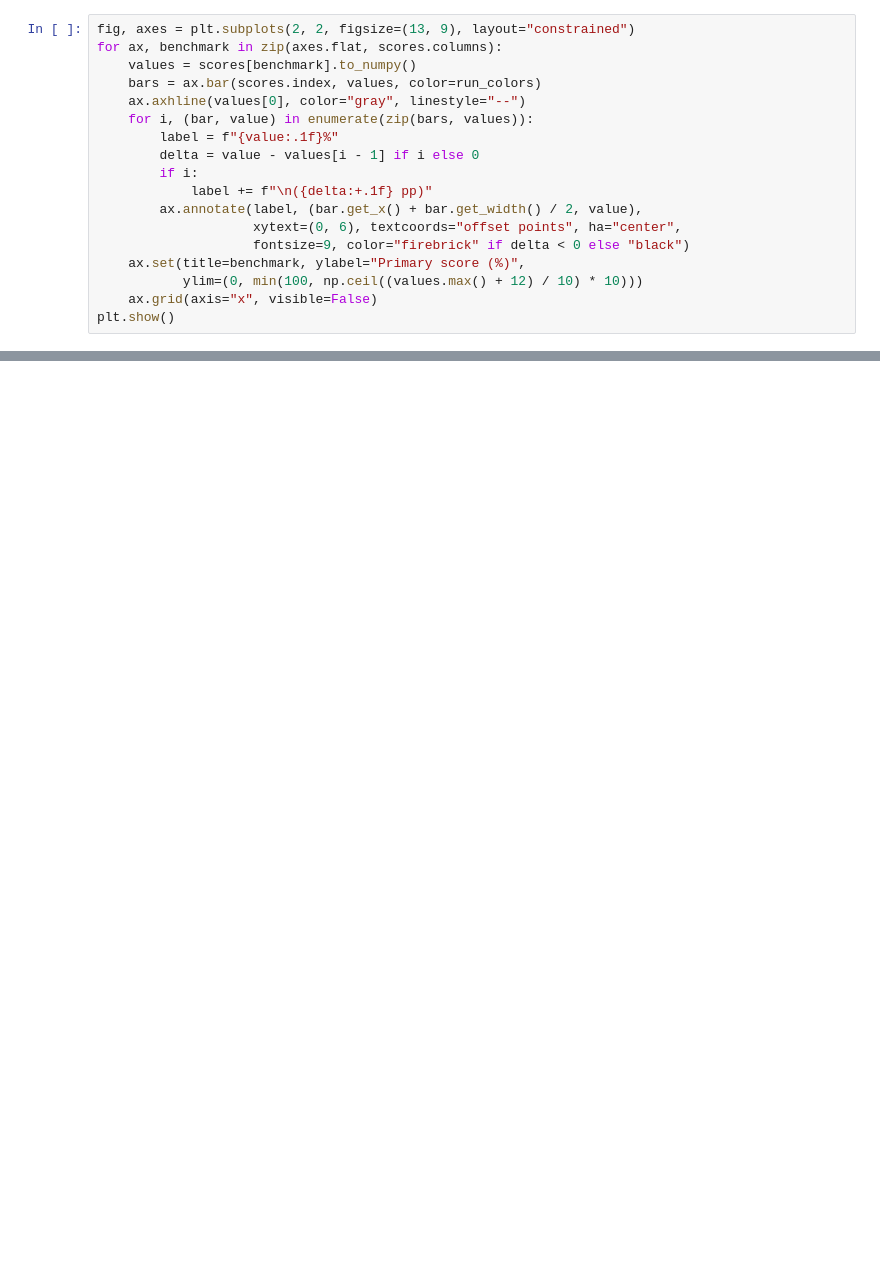
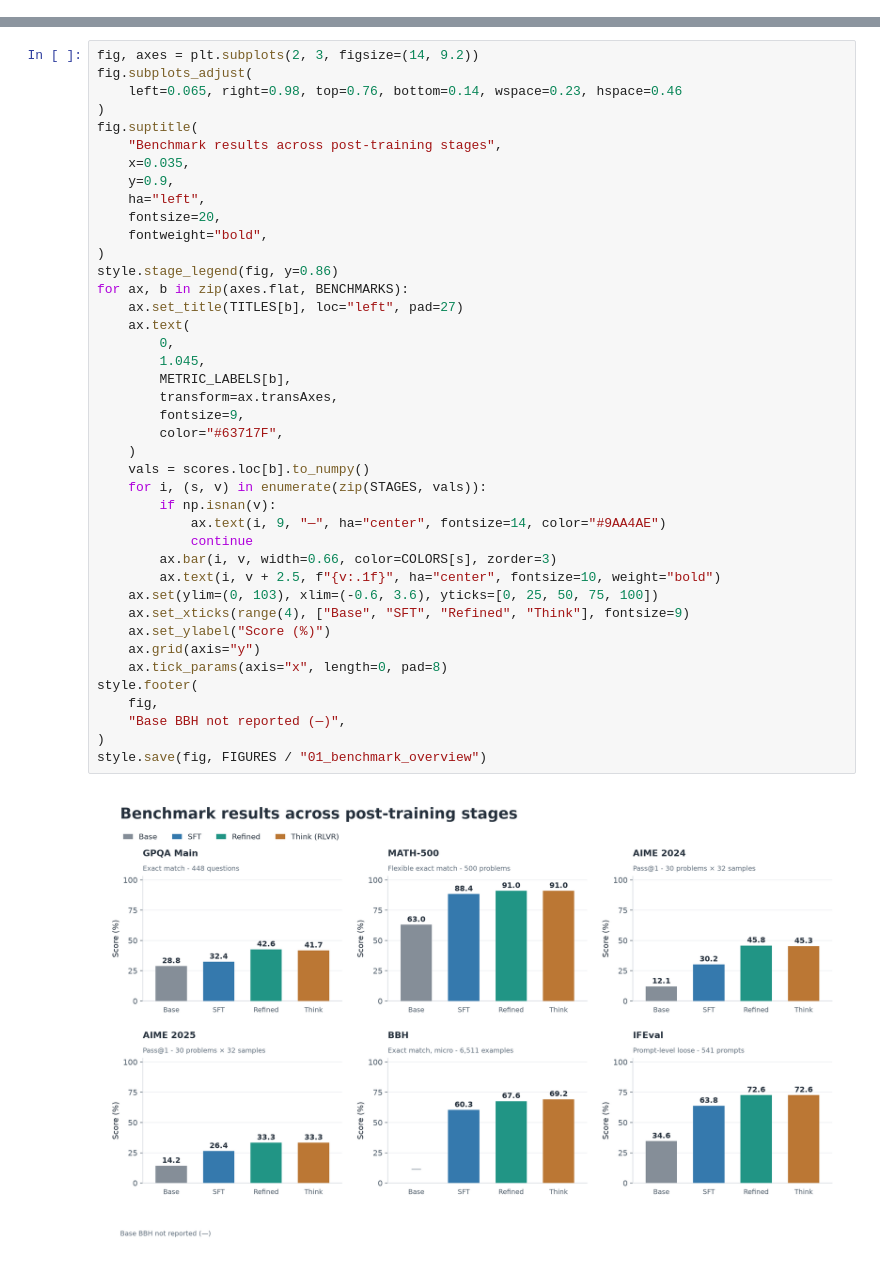
Before and after one commit to kowanietz/nanoreason, a Jupyter notebook: notebooks/benchmarks.ipynb, the cells around one changed output, grey strips where cells are left out. Saved outputs shown, nothing was run; the diff lists cells and outputs as text; blank space fills up the shorter version.

```diff
--- a/notebooks/benchmarks.ipynb
+++ b/notebooks/benchmarks.ipynb
@@ -194,18 +0,0 @@ plt.show()
-# %%
-fig, axes = plt.subplots(2, 2, figsize=(13, 9), layout="constrained")
-for ax, benchmark in zip(axes.flat, scores.columns):
-    values = scores[benchmark].to_numpy()
-    bars = ax.bar(scores.index, values, color=run_colors)
-    ax.axhline(values[0], color="gray", linestyle="--")
-    for i, (bar, value) in enumerate(zip(bars, values)):
-        label = f"{value:.1f}%"
-        delta = value - values[i - 1] if i else 0
-        if i:
-            label += f"\n({delta:+.1f} pp)"
-        ax.annotate(label, (bar.get_x() + bar.get_width() / 2, value),
-                    xytext=(0, 6), textcoords="offset points", ha="center",
-                    fontsize=9, color="firebrick" if delta < 0 else "black")
-    ax.set(title=benchmark, ylabel="Primary score (%)",
-           ylim=(0, min(100, np.ceil((values.max() + 12) / 10) * 10)))
-    ax.grid(axis="x", visible=False)
-plt.show()
@@ -213,0 +89,43 @@ plt.show()
+# %%
+fig, axes = plt.subplots(2, 3, figsize=(14, 9.2))
+fig.subplots_adjust(
+    left=0.065, right=0.98, top=0.76, bottom=0.14, wspace=0.23, hspace=0.46
+)
+fig.suptitle(
+    "Benchmark results across post-training stages",
+    x=0.035,
+    y=0.9,
+    ha="left",
+    fontsize=20,
+    fontweight="bold",
+)
+style.stage_legend(fig, y=0.86)
+for ax, b in zip(axes.flat, BENCHMARKS):
+    ax.set_title(TITLES[b], loc="left", pad=27)
+    ax.text(
+        0,
+        1.045,
+        METRIC_LABELS[b],
+        transform=ax.transAxes,
+        fontsize=9,
+        color="#63717F",
+    )
+    vals = scores.loc[b].to_numpy()
+    for i, (s, v) in enumerate(zip(STAGES, vals)):
+        if np.isnan(v):
+            ax.text(i, 9, "—", ha="center", fontsize=14, color="#9AA4AE")
+            continue
+        ax.bar(i, v, width=0.66, color=COLORS[s], zorder=3)
+        ax.text(i, v + 2.5, f"{v:.1f}", ha="center", fontsize=10, weight="bold")
+    ax.set(ylim=(0, 103), xlim=(-0.6, 3.6), yticks=[0, 25, 50, 75, 100])
+    ax.set_xticks(range(4), ["Base", "SFT", "Refined", "Think"], fontsize=9)
+    ax.set_ylabel("Score (%)")
+    ax.grid(axis="y")
+    ax.tick_params(axis="x", length=0, pad=8)
+style.footer(
+    fig,
+    "Base BBH not reported (—)",
+)
+style.save(fig, FIGURES / "01_benchmark_overview")
+# %% [output]
+[figure, added]
```
Also changed, not shown: parts of 40 cells of this notebook, 7 other files.
